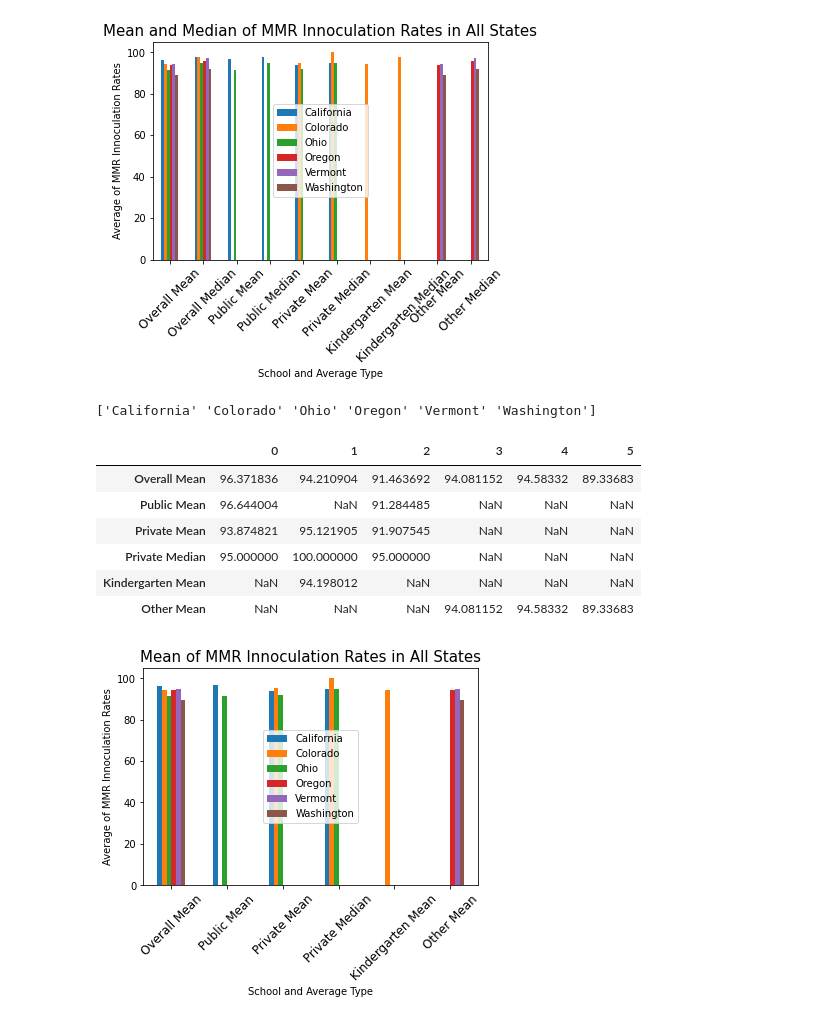
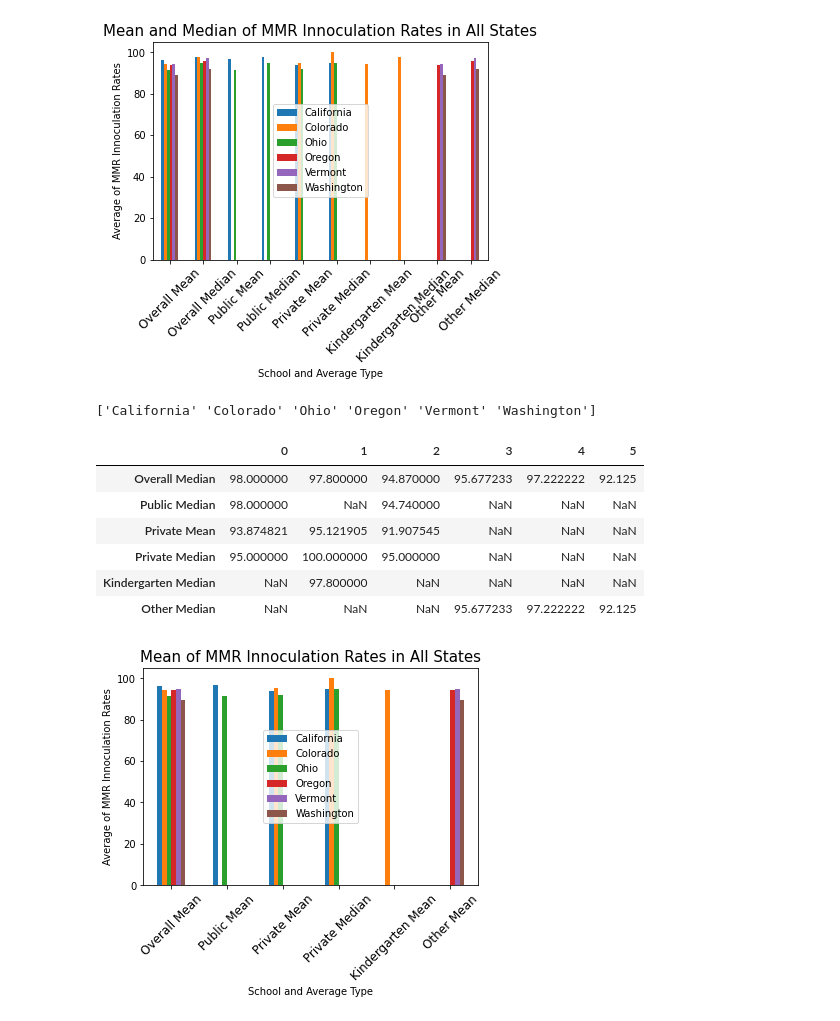
Before and after one commit to mel-c-lowe/UMN_Bootcamp_Project_One, a Jupyter notebook: MMR Vaccinations Trends.ipynb, the cells around one changed output. Cells and saved outputs as stored; diff of their text form; code cells hidden in the pictures.

```diff
--- a/MMR Vaccinations Trends.ipynb
+++ b/MMR Vaccinations Trends.ipynb
@@ -414,26 +414,26 @@ plt.show()
 # %%
 print(states)
 avg_by_state
 mean_by_type = avg_by_state.drop(columns=["Count of Schools", "State",
                                           "Overall Median", "Public Median",
                                           "Kindergarten Median", "Other Median"])
 mean_by_type = mean_by_type.T
 mean_by_type
 
 median_by_type = avg_by_state.drop(columns=["Count of Schools", "State",
-                                          "Overall Median", "Public Median",
-                                          "Kindergarten Median", "Other Median"])
-mean_by_type = mean_by_type.T
-mean_by_type
+                                          "Overall Mean", "Public Mean",
+                                          "Kindergarten Mean", "Other Mean"])
+median_by_type = median_by_type.T
+median_by_type
 # %% [output]
 ['California' 'Colorado' 'Ohio' 'Oregon' 'Vermont' 'Washington']
 |  | 0 | 1 | 2 | 3 | 4 | 5 |
-| Overall Mean | 96.371836 | 94.210904 | 91.463692 | 94.081152 | 94.58332 | 89.33683 |
-| Public Mean | 96.644004 | NaN | 91.284485 | NaN | NaN | NaN |
+| Overall Median | 98.000000 | 97.800000 | 94.870000 | 95.677233 | 97.222222 | 92.125 |
+| Public Median | 98.000000 | NaN | 94.740000 | NaN | NaN | NaN |
 | Private Mean | 93.874821 | 95.121905 | 91.907545 | NaN | NaN | NaN |
 | Private Median | 95.000000 | 100.000000 | 95.000000 | NaN | NaN | NaN |
-| Kindergarten Mean | NaN | 94.198012 | NaN | NaN | NaN | NaN |
-| Other Mean | NaN | NaN | NaN | 94.081152 | 94.58332 | 89.33683 |
+| Kindergarten Median | NaN | 97.800000 | NaN | NaN | NaN | NaN |
+| Other Median | NaN | NaN | NaN | 95.677233 | 97.222222 | 92.125 |
 # %%
 # Chart of Mean by type
 
```
Also changed, not shown: parts of 4 cells of this notebook.
